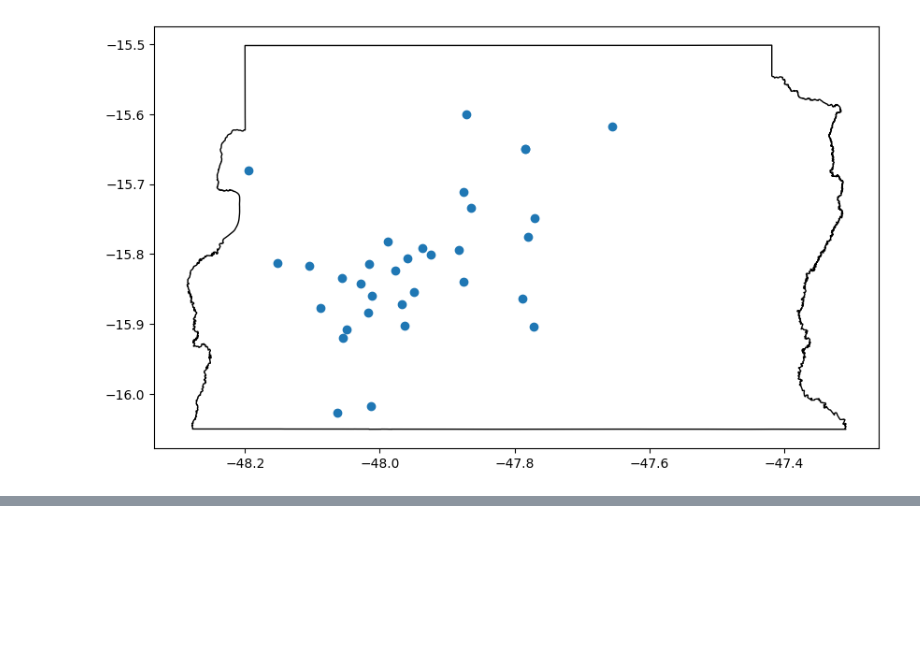
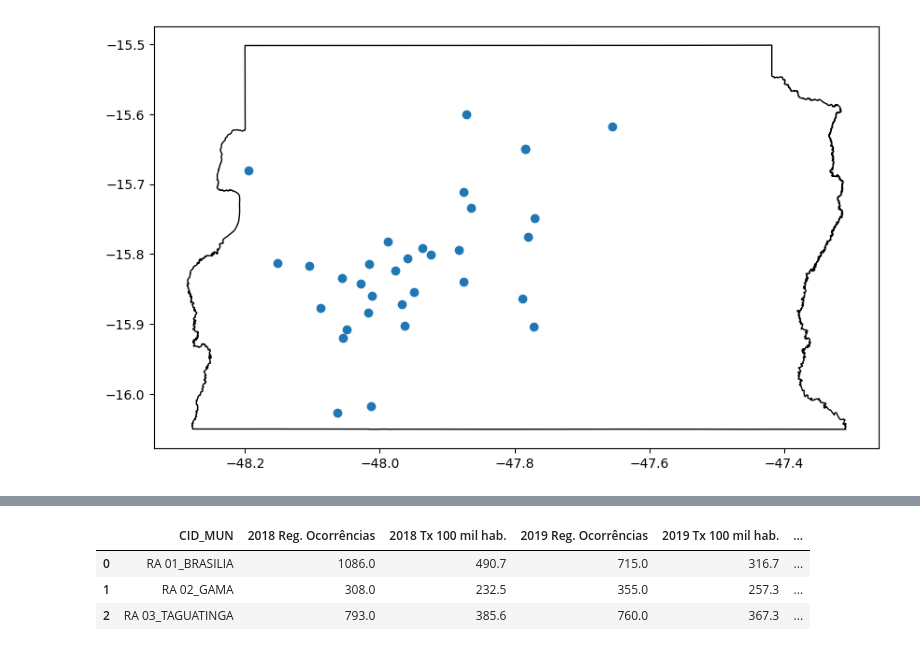
Before and after one commit to Fernandinho937/Data-Science, a Jupyter notebook: dados-geoespaciais/DistritoFederal.ipynb, the cells around one changed output, grey strips where cells are left out. Cells and saved outputs as stored; diff of their text form; code cells hidden in the pictures; blank space fills up the shorter version.

```diff
--- a/dados-geoespaciais/DistritoFederal.ipynb
+++ b/dados-geoespaciais/DistritoFederal.ipynb
@@ -371,0 +484,16 @@ gdf_furtos_capital_DF.to_file(filename, driver='GeoJSON')
+# %%
+# Contar a quantidade de dados em cada município e salvar em uma coluna
+for index, municipio in gdf_geometrias_gsp.iterrows():
+
+    qtd_furtos = len(gdf_furtos_gsp[gdf_furtos_gsp.intersects(municipio.geometry)])
+
+    gdf_furtos_gsp.loc[index,'qtd_furtos'] = qtd_furtos
+# %%
+# Lista de colunas para somar
+colunas_para_somar = ['2018 Reg. Ocorrências ', '2019 Reg. Ocorrências', '2020 Reg. Ocorrências', '2021 Reg. Ocorrências', '2022 Reg. Ocorrências']
+
+# Criar a coluna qtd_furtos com a soma das colunas desejadas
+gdf_furtos_gsp['qtd_furtos'] = gdf_furtos_gsp[colunas_para_somar].sum(axis=1)
+
+# Verificar o resultado
+print(gdf_furtos_gsp[['CID_MUN', 'qtd_furtos']])
@@ -371,0 +518,7 @@ gdf_furtos_capital_DF.to_file(filename, driver='GeoJSON')
+# %%
+gdf_furtos_gsp.head(3)
+# %% [output]
+|  | CID_MUN | 2018 Reg. Ocorrências | 2018 Tx 100 mil hab. | 2019 Reg. Ocorrências | 2019 Tx 100 mil hab. | ... |
+| 0 | RA 01_BRASILIA | 1086.0 | 490.7 | 715.0 | 316.7 | ... |
+| 1 | RA 02_GAMA | 308.0 | 232.5 | 355.0 | 257.3 | ... |
+| 2 | RA 03_TAGUATINGA | 793.0 | 385.6 | 760.0 | 367.3 | ... |
```
Also changed, not shown: parts of 26 cells of this notebook, 6 other files.
